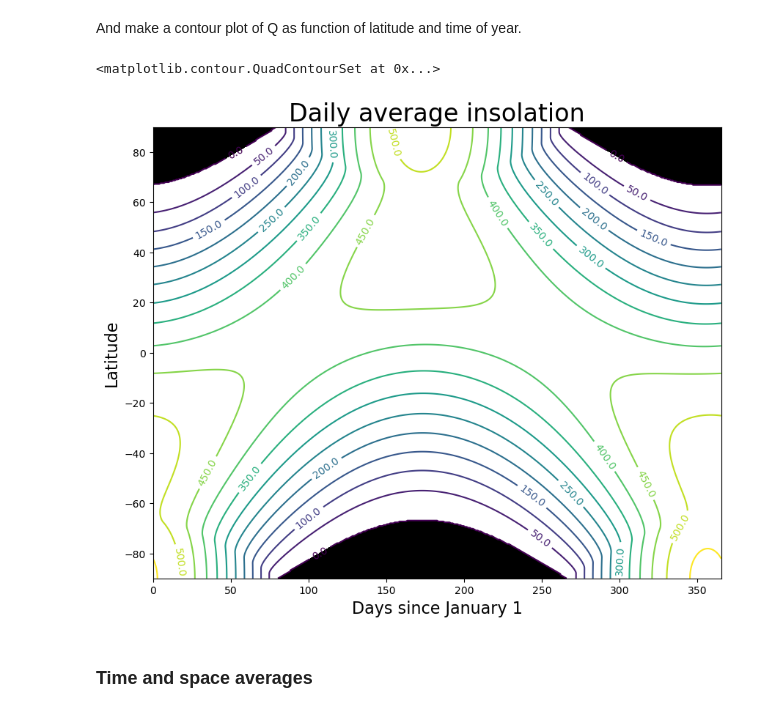
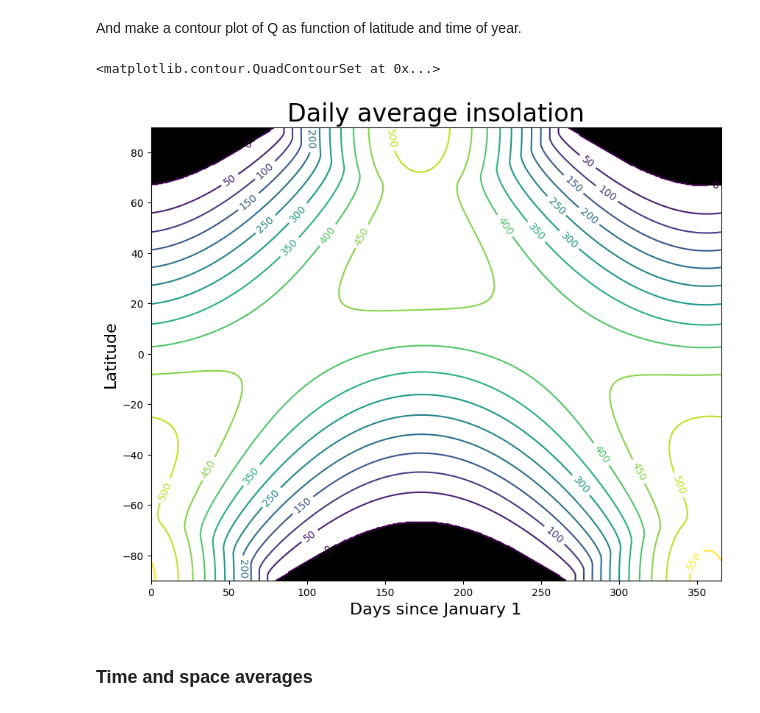
Before and after one commit to spencerahill/climate-book, a Jupyter notebook: notebooks/radn_insolation.ipynb, the cells around one changed output. Drawn from its saved outputs; the diff is of its cells as text; code cells hidden in the pictures.

```diff
--- a/notebooks/radn_insolation.ipynb
+++ b/notebooks/radn_insolation.ipynb
@@ -213,14 +241,14 @@ And make a contour plot of Q as function of latitude and time of year.
 # %%
 fig, ax = plt.subplots(figsize=(10,8))
 CS = ax.contour( days, lat, Q , levels = np.arange(0., 600., 50.) )
-ax.clabel(CS, CS.levels, inline=True, fmt='%r', fontsize=10)
+ax.clabel(CS, CS.levels, inline=True, fontsize=10)
 ax.set_xlabel('Days since January 1', fontsize=16 )
 ax.set_ylabel('Latitude', fontsize=16 )
 ax.set_title('Daily average insolation', fontsize=24 )
 ax.contourf ( days, lat, Q, levels=[-1000., 0.], colors='k' )
 # %% [output]
 <matplotlib.contour.QuadContourSet at 0x...>
-[figure, old version]
+[figure, new version]
 # %% [markdown]
 ### Time and space averages
 # %% [markdown]
```
Also changed, not shown: parts of 16 cells of this notebook, 7 other files.
